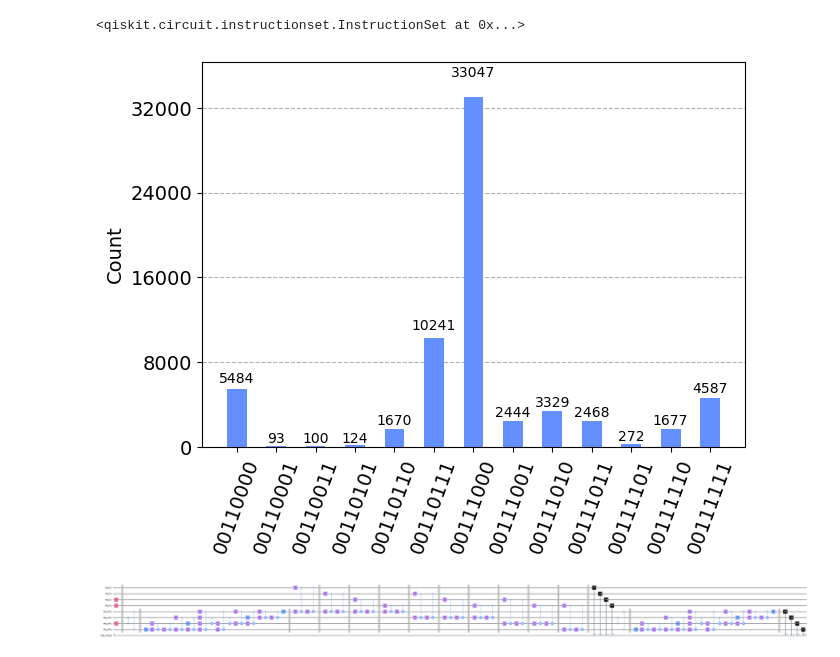
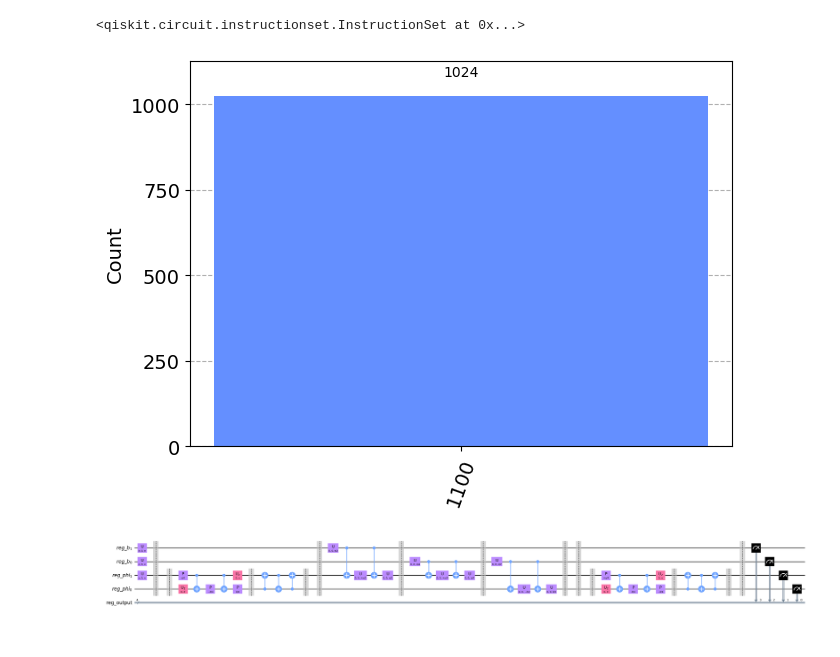
Before and after one commit to JuliuszSyrewicz/quantumFactorization, a Jupyter notebook: QFT.ipynb, the cells around one changed output. Drawn from its saved outputs; the diff is of its cells as text; code cells hidden in the pictures.

```diff
--- a/QFT.ipynb
+++ b/QFT.ipynb
@@ -303,7 +303,7 @@ Beep(200, 1000)
 # %%
 # fourier space addition
 reverse_bool  =False
-n = 4
+n = 2
 no_qubits = 2 * n
 
 reg_b = QuantumRegister(n, name="reg_b")
@@ -312,35 +312,43 @@ cr = ClassicalRegister(no_qubits, name="reg_output")
 
 qc = QuantumCircuit(reg_phi, reg_b, cr)
 
 qc.x(reg_b[i] for i in [0, 1])
 qc.x(reg_phi[i] for i in [1])
 
 qc.barrier()
 
 qc.append(nbitQFT(n, reg_phi), reg_phi[0:n])
 
+qc.barrier()
+
 for i in range(n):
     for j in range(n-i):
-        qc.append(CRn(np.pi/2**j), [reg_b[-i+n-j-1], reg_phi[-i+n-1]])
+        theta = np.pi/2**j
+        qc.cp(theta, reg_b[-i+n-j-1], reg_phi[-i+n-1])
+        # qc.append(CRn(np.pi/2**j), [reg_b[-i+n-j-1], reg_phi[-i+n-1]])
         qc.barrier()
 
+qc.barrier()
+
 qc.append(nbitQFT(n, reg_phi, reversed=True), reg_phi[0:n])
+
+qc.barrier()
 
 qc.measure(range(no_qubits), range(no_qubits))
 
 simulator = Aer.get_backend('qasm_simulator')
-job_sim = simulator.run(qk.transpile(qc, simulator), shots=2**16)
+job_sim = simulator.run(qk.transpile(qc, simulator), shots=2**10)
 result_sim = job_sim.result()
 counts = result_sim.get_counts(qc)
 
 
 # plotShor(no_qubits, len_exp, counts, g, N)
 hist = plot_histogram(counts)
 display(hist)
 
-decomposed = qc.decompose(reps=0)
+decomposed = qc.decompose(reps=2)
 # qc.draw(output="mpl", fold=-1, justify='right', filename="circuits/{}-bitModularAdder{}.png".format(n, "Reversed" if reverse_bool == True else ""))
 decomposed.draw(reverse_bits=True, output="mpl", style="bw", fold=-1, justify='right', filename="circuits/{}-bitFourierSpaceAdder.png".format(n, "Reversed" if reverse_bool == True else ""))
 # %% [output]
-[figure, old version]
+[figure, new version]
-[figure, old version]
+[figure, new version]
```
Also changed, not shown: parts of 1 cell of this notebook, 1 other file.
